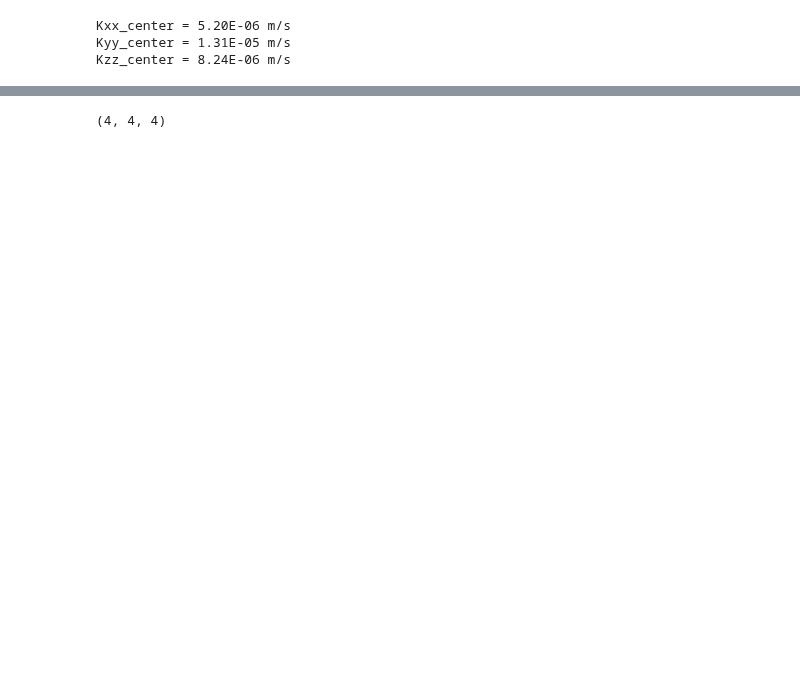
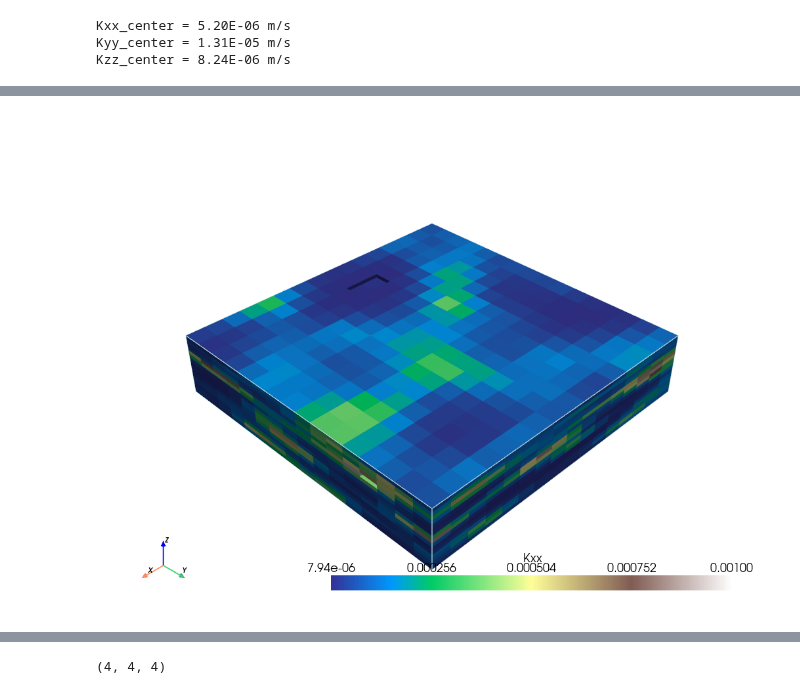
Before and after one commit to randlab/ArchPy, a Jupyter notebook: dev/flow_simulation/upscaling_methods_3D.ipynb, the cells around one changed output, grey strips where cells are left out. Cells and saved outputs as stored; diff of their text form; code cells hidden in the pictures; blank space fills up the shorter version.

Commit message:
finish upscaling module 3D

```diff
--- a/dev/flow_simulation/upscaling_methods_3D.ipynb
+++ b/dev/flow_simulation/upscaling_methods_3D.ipynb
@@ -1071,7 +1058,11 @@ def upscaling_k(field, dx=1, dy=1, dz=1, method="simplified_renormalization", fa
                         elif method == "harmonic":
                             K = 1 / np.mean(1 / selected_area.flatten())
                         elif method == "geometric":
-                            K = np.exp(np.mean(np.log(selected_area.flatten())))
+                            if np.all(selected_area < 0):
+                                selected_area = np.abs(selected_area)
+                                K = -np.exp(np.mean(np.log(selected_area.flatten())))
+                            else:
+                                K = np.exp(np.mean(np.log(selected_area.flatten())))
                         new_field[i//factor_z, j//factor_y, k//factor_x] = K
 
         return new_field
@@ -1088,0 +1084,7 @@ Widget(value="<iframe src='http://localhost:59810/index.html?ui=P_0x23a4b9ebfd0_
+# %%
+factor_x = 8
+factor_y = 8
+factor_z = 8
+dx = 2
+dy = 2
+dz = .4
@@ -1089,7 +1111,7 @@ Widget(value="<iframe src='http://localhost:59810/index.html?ui=P_0x23a4b9ebfd0_
 # %%
-kxx = upscaling_k(sim.val[0], method="harmonic", dx=2, dy=2, dz=.4, factor_x=5, factor_y=5, factor_z=5)
+field_kxx, field_kyy, field_kzz = upscaling_k(sim.val[0], method="standard_renormalization", dx=2, dy=2, dz=.4, factor_x=factor_x, factor_y=factor_y, factor_z=factor_z)
 # %%
-arr = kxx
-im = geone.img.Img(nx=arr.shape[2], ny=arr.shape[1], nz=arr.shape[0], sx=10, sy=10, sz=2, nv=1, val=arr.reshape(1, *arr.shape), varname=["Kxx"])
-geone.imgplot3d.drawImage3D_surface(im, cmap="terrain", cmin=-5.1, cmax=-3)
+arr = field_kxx
+im = geone.img.Img(nx=arr.shape[2], ny=arr.shape[1], nz=arr.shape[0], sx=2*factor_x, sy=2*factor_y, sz=0.4*factor_z, nv=1, val=arr.reshape(1, *arr.shape), varname=["Kxx"])
+geone.imgplot3d.drawImage3D_surface(im, cmap="terrain", cmin=10**-5.1, cmax=10**-3)
 # %% [output]
@@ -1096,0 +1118 @@ Widget(value="<iframe src='http://localhost:59810/index.html?ui=P_0x23a21480050_
+[figure, added]
```
Also changed, not shown: parts of 27 cells of this notebook, 1 other file.
